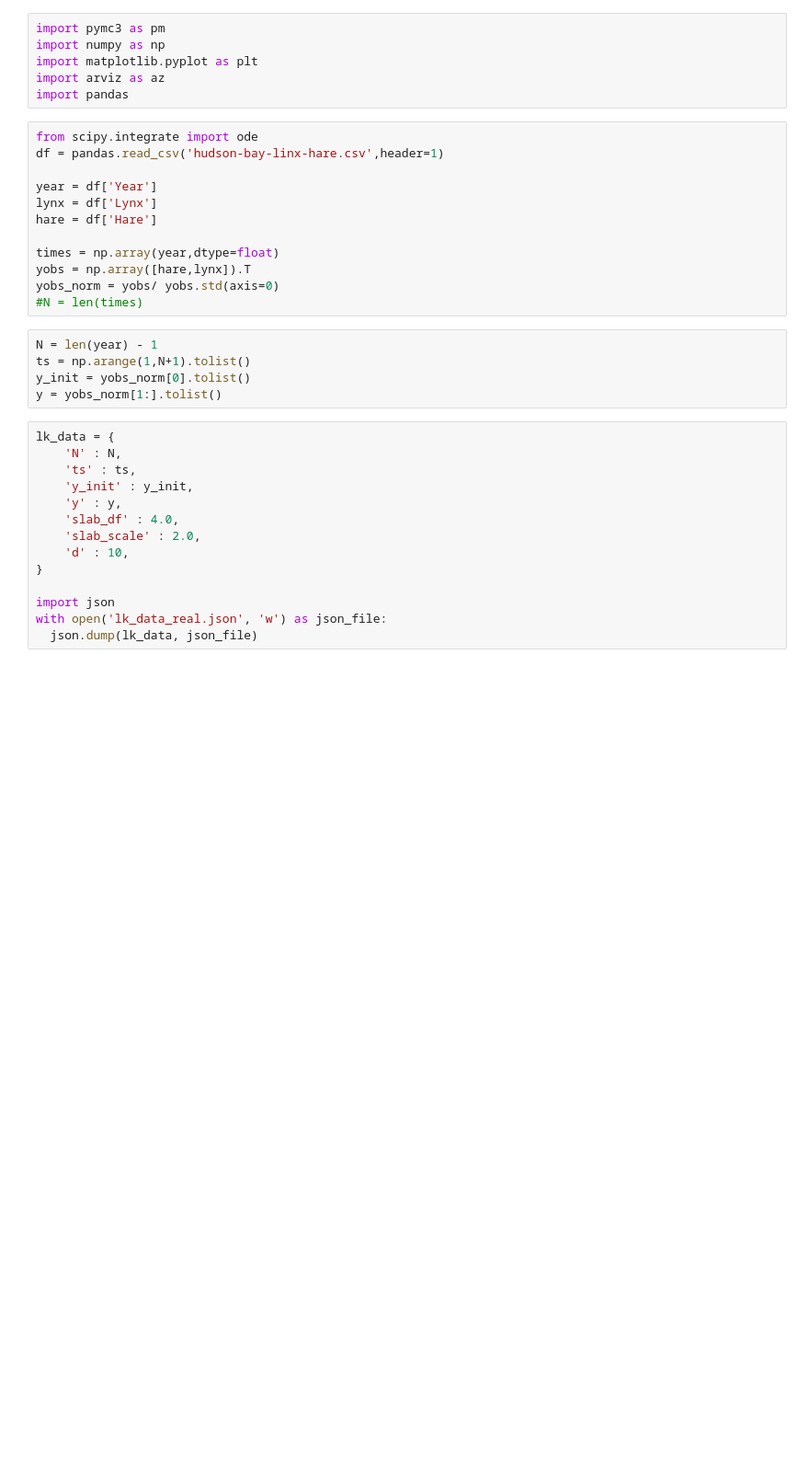
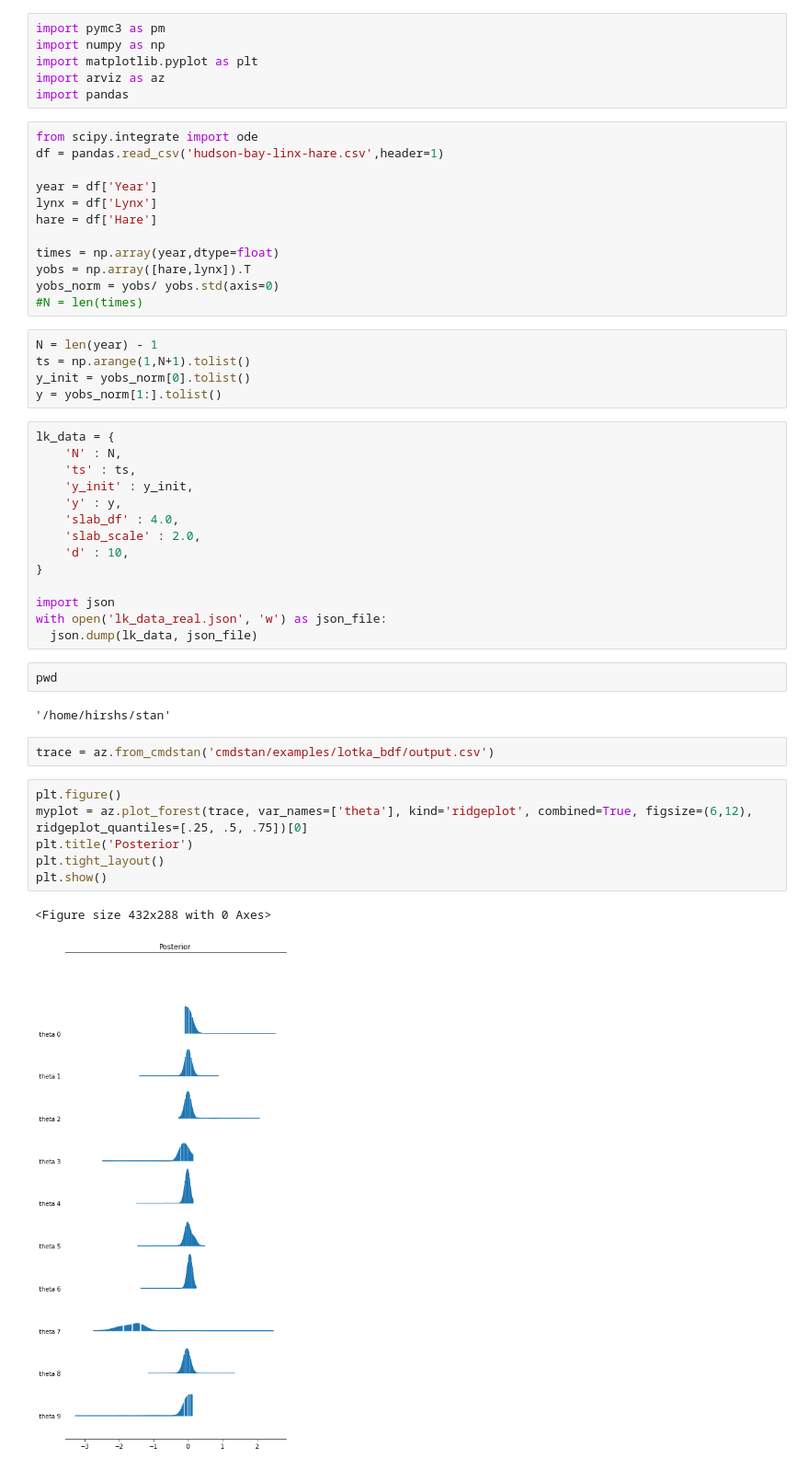
Before and after one commit to sethhirsh/BayesianSindy, a Jupyter notebook: make_json.ipynb, the cells around one changed output. Shown at 92% size. Drawn from its saved outputs; the diff is of its cells as text; blank space fills up the shorter version.

```diff
--- a/make_json.ipynb
+++ b/make_json.ipynb
@@ -35,3 +35,18 @@ lk_data = {
 import json
 with open('lk_data_real.json', 'w') as json_file:
   json.dump(lk_data, json_file)
+# %%
+pwd
+# %% [output]
+'/home/hirshs/stan'
+# %%
+trace = az.from_cmdstan('cmdstan/examples/lotka_bdf/output.csv')
+# %%
+plt.figure()
+myplot = az.plot_forest(trace, var_names=['theta'], kind='ridgeplot', combined=True, figsize=(6,12), ridgeplot_quantiles=[.25, .5, .75])[0]
+plt.title('Posterior')
+plt.tight_layout()
+plt.show()
+# %% [output]
+<Figure size 432x288 with 0 Axes>
+[figure, added]
```
Also changed, not shown: parts of 1 cell of this notebook.
